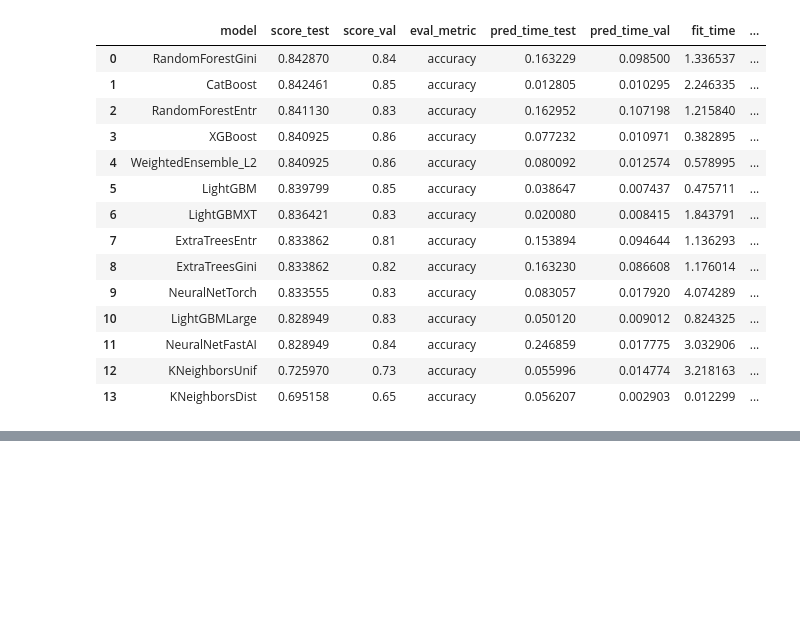
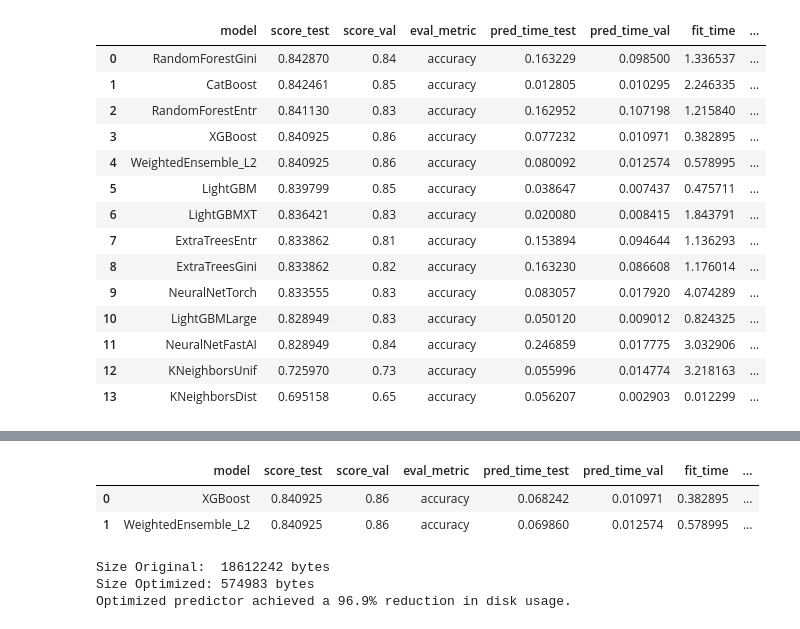
Before and after one commit to flyinacres/autogluon, a Jupyter notebook: autogluon-deployment.ipynb, the cells around one changed output, grey strips where cells are left out. Cells and saved outputs as stored; diff of their text form; code cells hidden in the pictures; blank space fills up the shorter version.

Commit message:
Kaggle Notebook | autogluon-deployment | Version 5

```diff
--- a/autogluon-deployment.ipynb
+++ b/autogluon-deployment.ipynb
@@ -211,3 +211,7 @@ predictor.leaderboard(test_data)
 | 11 | NeuralNetFastAI | 0.828949 | 0.84 | accuracy | 0.246859 | 0.017775 | 3.032906 | ... |
 | 12 | KNeighborsUnif | 0.725970 | 0.73 | accuracy | 0.055996 | 0.014774 | 3.218163 | ... |
 | 13 | KNeighborsDist | 0.695158 | 0.65 | accuracy | 0.056207 | 0.002903 | 0.012299 | ... |
+# %%
+save_path_clone_opt = save_path + '-clone-opt'
+# will return the path to the cloned predictor, identical to save_path_clone_opt
+path_clone_opt = predictor.clone_for_deployment(path=save_path_clone_opt)
@@ -213,0 +235,2 @@ predictor.leaderboard(test_data)
+# %%
+predictor_clone_opt = TabularPredictor.load(path=path_clone_opt)
@@ -213,0 +258,16 @@ predictor.leaderboard(test_data)
+# %%
+predictor_clone_opt.leaderboard(test_data)
+# %% [output]
+|  | model | score_test | score_val | eval_metric | pred_time_test | pred_time_val | fit_time | ... |
+| 0 | XGBoost | 0.840925 | 0.86 | accuracy | 0.068242 | 0.010971 | 0.382895 | ... |
+| 1 | WeightedEnsemble_L2 | 0.840925 | 0.86 | accuracy | 0.069860 | 0.012574 | 0.578995 | ... |
+# %%
+size_original = predictor.disk_usage()
+size_opt = predictor_clone_opt.disk_usage()
+print(f'Size Original:  {size_original} bytes')
+print(f'Size Optimized: {size_opt} bytes')
+print(f'Optimized predictor achieved a {round((1 - (size_opt/size_original)) * 100, 1)}% reduction in disk usage.')
+# %% [output]
+Size Original:  18612242 bytes
+Size Optimized: 574983 bytes
+Optimized predictor achieved a 96.9% reduction in disk usage.
```
Also changed, not shown: parts of 3 cells of this notebook.
